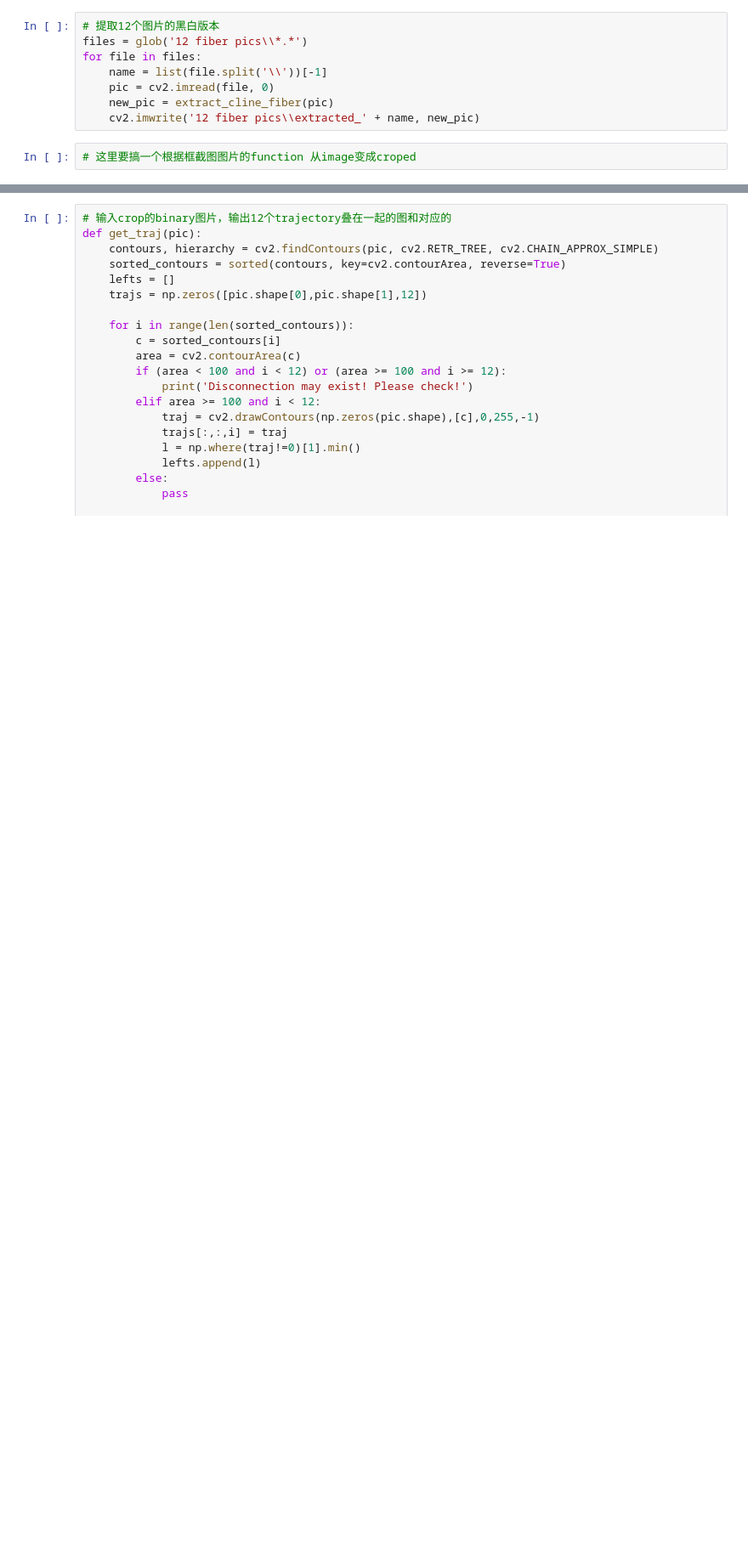
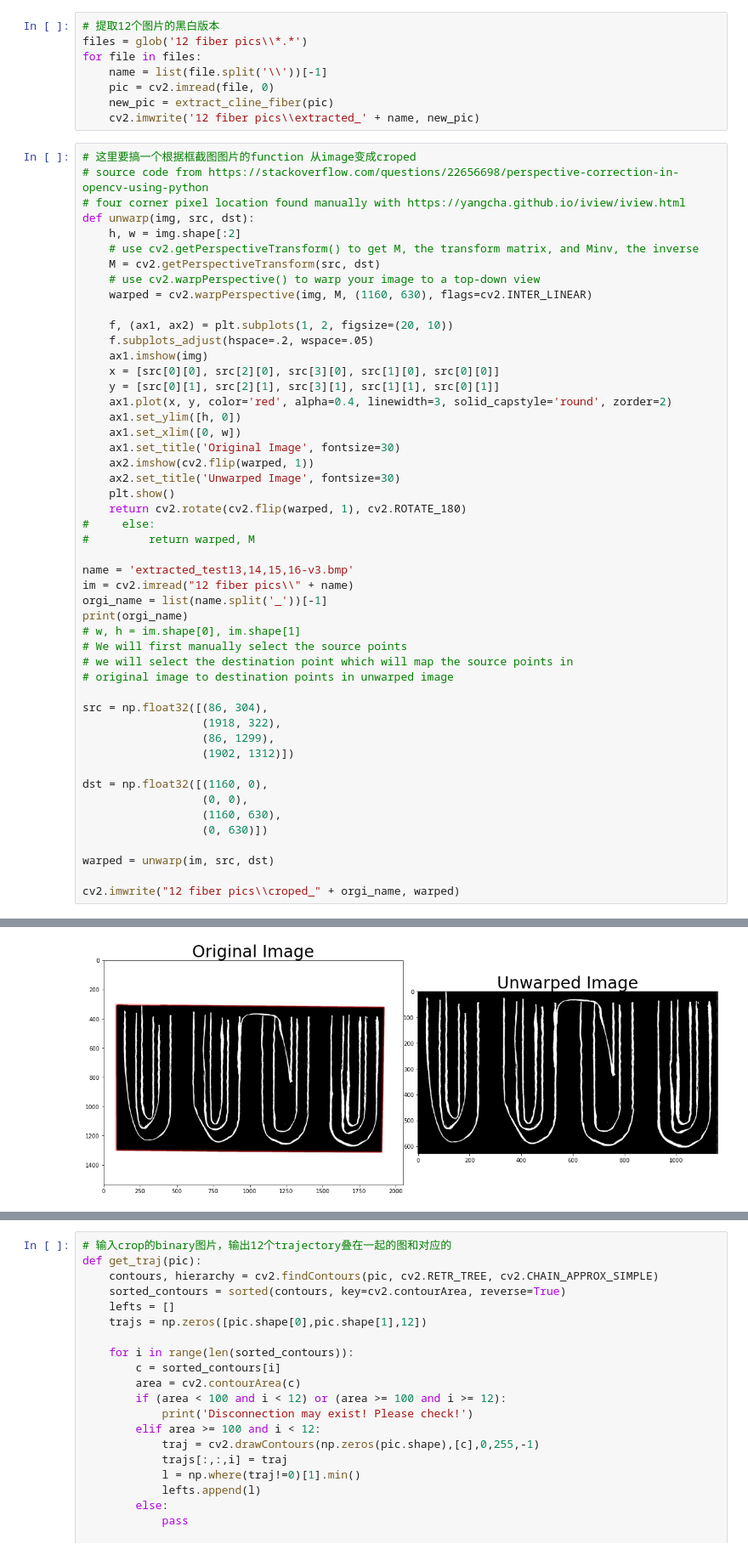
Before and after one commit to ZijueChen/Carbon-Fiber-Detection, a Jupyter notebook: Carbon Fiber Detection.ipynb, the cells around one changed output, grey strips where cells are left out. Shown: that part at 85% size. Saved outputs shown, nothing was run; the diff lists cells and outputs as text; blank space fills up the shorter version.

Commit message:
croped 12 fiber images

```diff
--- a/Carbon Fiber Detection.ipynb
+++ b/Carbon Fiber Detection.ipynb
@@ -27,3 +27,51 @@ for file in files:
     cv2.imwrite('12 fiber pics\\extracted_' + name, new_pic)
 # %%
 # 这里要搞一个根据框截图图片的function 从image变成croped
+# source code from https://stackoverflow.com/questions/22656698/perspective-correction-in-opencv-using-python
+# four corner pixel location found manually with https://yangcha.github.io/iview/iview.html
+def unwarp(img, src, dst):
+    h, w = img.shape[:2]
+    # use cv2.getPerspectiveTransform() to get M, the transform matrix, and Minv, the inverse
+    M = cv2.getPerspectiveTransform(src, dst)
+    # use cv2.warpPerspective() to warp your image to a top-down view
+    warped = cv2.warpPerspective(img, M, (1160, 630), flags=cv2.INTER_LINEAR)
+
+    f, (ax1, ax2) = plt.subplots(1, 2, figsize=(20, 10))
+    f.subplots_adjust(hspace=.2, wspace=.05)
+    ax1.imshow(img)
+    x = [src[0][0], src[2][0], src[3][0], src[1][0], src[0][0]]
+    y = [src[0][1], src[2][1], src[3][1], src[1][1], src[0][1]]
+    ax1.plot(x, y, color='red', alpha=0.4, linewidth=3, solid_capstyle='round', zorder=2)
+    ax1.set_ylim([h, 0])
+    ax1.set_xlim([0, w])
+    ax1.set_title('Original Image', fontsize=30)
+    ax2.imshow(cv2.flip(warped, 1))
+    ax2.set_title('Unwarped Image', fontsize=30)
+    plt.show()
+    return cv2.rotate(cv2.flip(warped, 1), cv2.ROTATE_180)
+#     else:
+#         return warped, M
+
+name = 'extracted_test13,14,15,16-v3.bmp'
+im = cv2.imread("12 fiber pics\\" + name)
+orgi_name = list(name.split('_'))[-1]
+print(orgi_name)
+# w, h = im.shape[0], im.shape[1]
+# We will first manually select the source points
+# we will select the destination point which will map the source points in
+# original image to destination points in unwarped image
+
+src = np.float32([(86, 304),
+                  (1918, 322),
+                  (86, 1299),
+                  (1902, 1312)])
+
+dst = np.float32([(1160, 0),
+                  (0, 0),
+                  (1160, 630),
+                  (0, 630)])
+
+warped = unwarp(im, src, dst)
+
+cv2.imwrite("12 fiber pics\\croped_" + orgi_name, warped)
+# %% [output]
@@ -29,0 +79 @@ for file in files:
+[figure, added]
```
Also changed, not shown: parts of 2 cells of this notebook, 13 other files.
